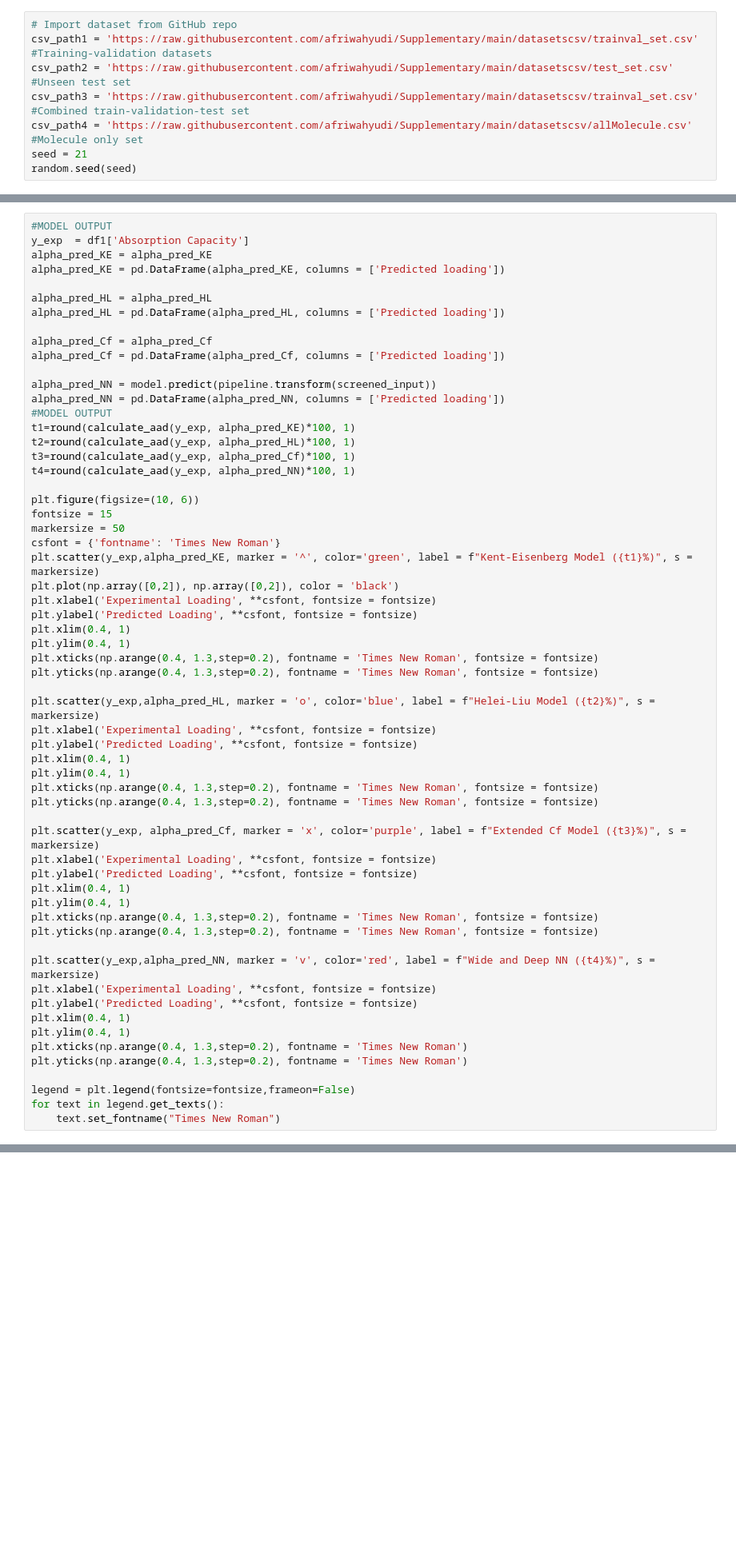
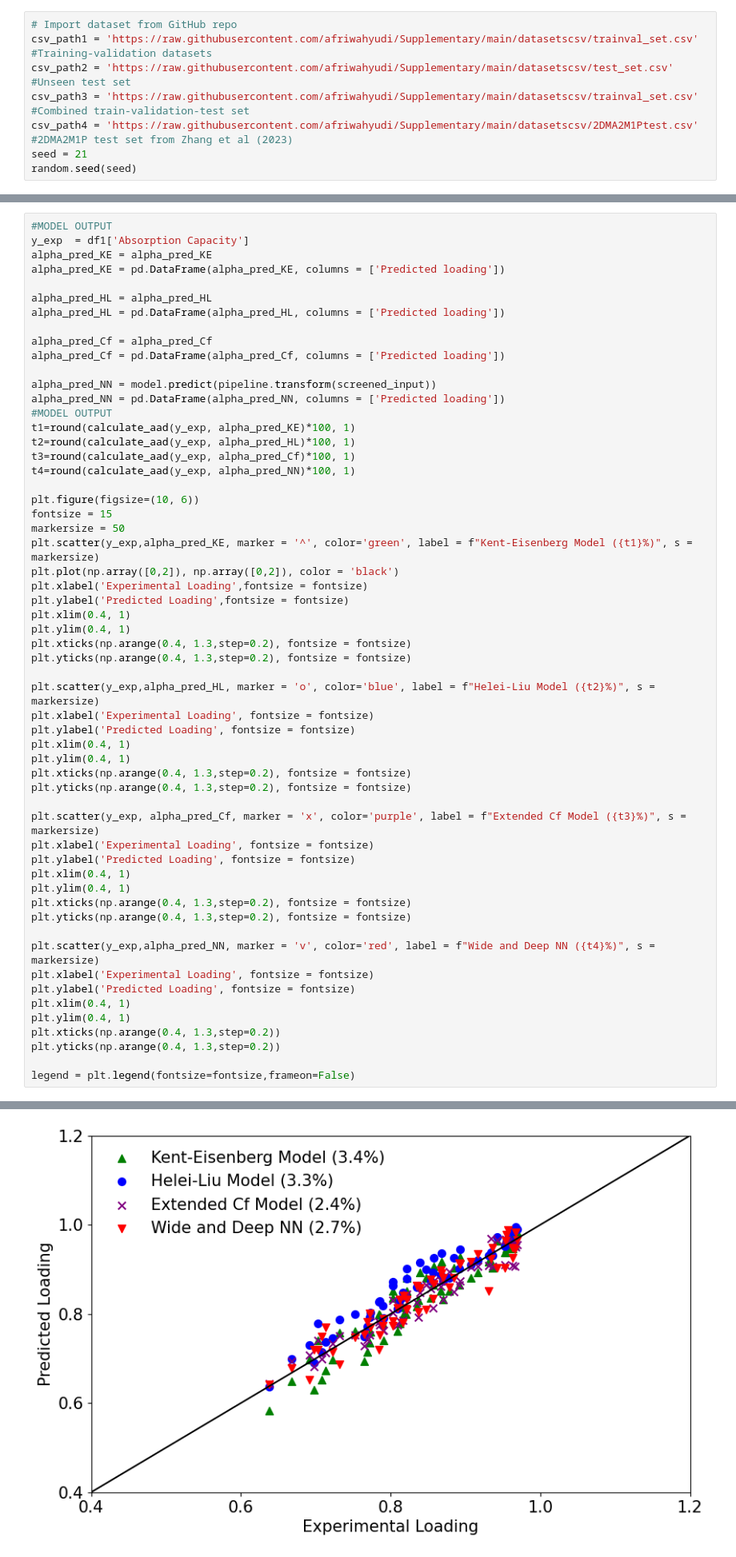
Before and after one commit to afriwahyudi/Supplementary, a Jupyter notebook: model_benchmarking.ipynb, the cells around one changed output, grey strips where cells are left out. Shown at 80% size. Drawn from its saved outputs; the diff is of its cells as text; blank space fills up the shorter version.

```diff
--- a/model_benchmarking.ipynb
+++ b/model_benchmarking.ipynb
@@ -52,7 +68,7 @@ print("Python version:",sys.version)
 csv_path1 = 'https://raw.githubusercontent.com/afriwahyudi/Supplementary/main/datasetscsv/trainval_set.csv' #Training-validation datasets
 csv_path2 = 'https://raw.githubusercontent.com/afriwahyudi/Supplementary/main/datasetscsv/test_set.csv' #Unseen test set
 csv_path3 = 'https://raw.githubusercontent.com/afriwahyudi/Supplementary/main/datasetscsv/trainval_set.csv' #Combined train-validation-test set
-csv_path4 = 'https://raw.githubusercontent.com/afriwahyudi/Supplementary/main/datasetscsv/allMolecule.csv' #Molecule only set
+csv_path4 = 'https://raw.githubusercontent.com/afriwahyudi/Supplementary/main/datasetscsv/2DMA2M1Ptest.csv' #2DMA2M1P test set from Zhang et al (2023)
 seed = 21
 random.seed(seed)
 # %%
@@ -360,40 +398,38 @@ t4=round(calculate_aad(y_exp, alpha_pred_NN)*100, 1)
 plt.figure(figsize=(10, 6))
 fontsize = 15
 markersize = 50
-csfont = {'fontname': 'Times New Roman'}
 plt.scatter(y_exp,alpha_pred_KE, marker = '^', color='green', label = f"Kent-Eisenberg Model ({t1}%)", s = markersize)
 plt.plot(np.array([0,2]), np.array([0,2]), color = 'black')
-plt.xlabel('Experimental Loading', **csfont, fontsize = fontsize)
-plt.ylabel('Predicted Loading', **csfont, fontsize = fontsize)
+plt.xlabel('Experimental Loading',fontsize = fontsize)
+plt.ylabel('Predicted Loading',fontsize = fontsize)
 plt.xlim(0.4, 1)
 plt.ylim(0.4, 1)
-plt.xticks(np.arange(0.4, 1.3,step=0.2), fontname = 'Times New Roman', fontsize = fontsize)
-plt.yticks(np.arange(0.4, 1.3,step=0.2), fontname = 'Times New Roman', fontsize = fontsize)
+plt.xticks(np.arange(0.4, 1.3,step=0.2), fontsize = fontsize)
+plt.yticks(np.arange(0.4, 1.3,step=0.2), fontsize = fontsize)
 
 plt.scatter(y_exp,alpha_pred_HL, marker = 'o', color='blue', label = f"Helei-Liu Model ({t2}%)", s = markersize)
-plt.xlabel('Experimental Loading', **csfont, fontsize = fontsize)
-plt.ylabel('Predicted Loading', **csfont, fontsize = fontsize)
+plt.xlabel('Experimental Loading', fontsize = fontsize)
+plt.ylabel('Predicted Loading', fontsize = fontsize)
 plt.xlim(0.4, 1)
 plt.ylim(0.4, 1)
-plt.xticks(np.arange(0.4, 1.3,step=0.2), fontname = 'Times New Roman', fontsize = fontsize)
-plt.yticks(np.arange(0.4, 1.3,step=0.2), fontname = 'Times New Roman', fontsize = fontsize)
+plt.xticks(np.arange(0.4, 1.3,step=0.2), fontsize = fontsize)
+plt.yticks(np.arange(0.4, 1.3,step=0.2), fontsize = fontsize)
 
 plt.scatter(y_exp, alpha_pred_Cf, marker = 'x', color='purple', label = f"Extended Cf Model ({t3}%)", s = markersize)
-plt.xlabel('Experimental Loading', **csfont, fontsize = fontsize)
-plt.ylabel('Predicted Loading', **csfont, fontsize = fontsize)
+plt.xlabel('Experimental Loading', fontsize = fontsize)
+plt.ylabel('Predicted Loading', fontsize = fontsize)
 plt.xlim(0.4, 1)
 plt.ylim(0.4, 1)
-plt.xticks(np.arange(0.4, 1.3,step=0.2), fontname = 'Times New Roman', fontsize = fontsize)
-plt.yticks(np.arange(0.4, 1.3,step=0.2), fontname = 'Times New Roman', fontsize = fontsize)
+plt.xticks(np.arange(0.4, 1.3,step=0.2), fontsize = fontsize)
+plt.yticks(np.arange(0.4, 1.3,step=0.2), fontsize = fontsize)
 
 plt.scatter(y_exp,alpha_pred_NN, marker = 'v', color='red', label = f"Wide and Deep NN ({t4}%)", s = markersize)
-plt.xlabel('Experimental Loading', **csfont, fontsize = fontsize)
-plt.ylabel('Predicted Loading', **csfont, fontsize = fontsize)
+plt.xlabel('Experimental Loading', fontsize = fontsize)
+plt.ylabel('Predicted Loading', fontsize = fontsize)
 plt.xlim(0.4, 1)
 plt.ylim(0.4, 1)
-plt.xticks(np.arange(0.4, 1.3,step=0.2), fontname = 'Times New Roman')
-plt.yticks(np.arange(0.4, 1.3,step=0.2), fontname = 'Times New Roman')
+plt.xticks(np.arange(0.4, 1.3,step=0.2))
+plt.yticks(np.arange(0.4, 1.3,step=0.2))
 
 legend = plt.legend(fontsize=fontsize,frameon=False)
-for text in legend.get_texts():
-    text.set_fontname("Times New Roman")
+# %% [output]
@@ -399,0 +437 @@ for text in legend.get_texts():
+[figure, added]
```
Also changed, not shown: parts of 7 cells of this notebook.
